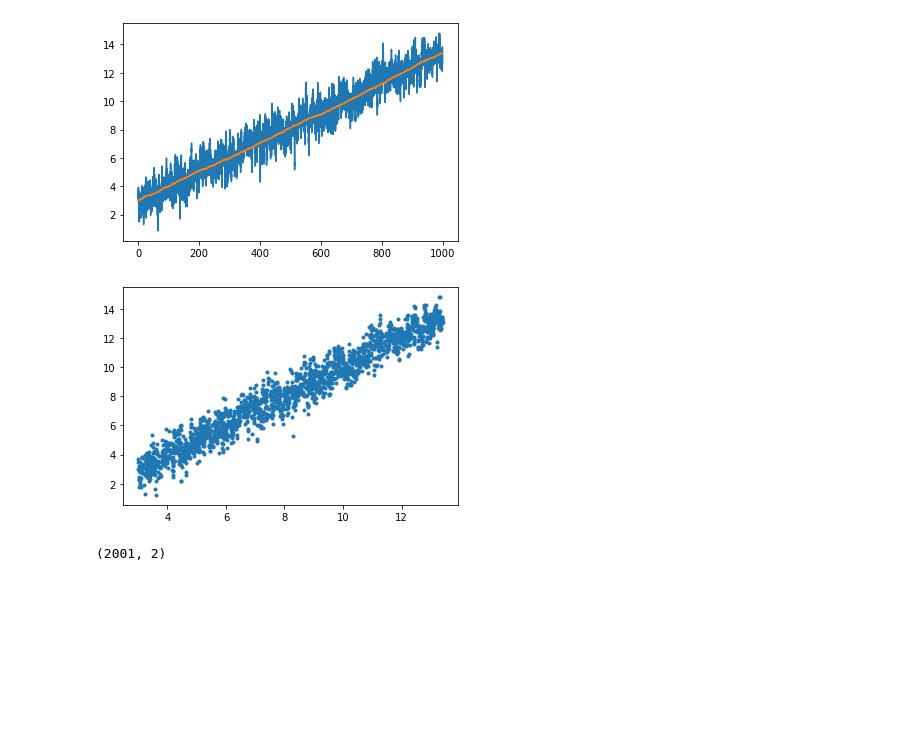
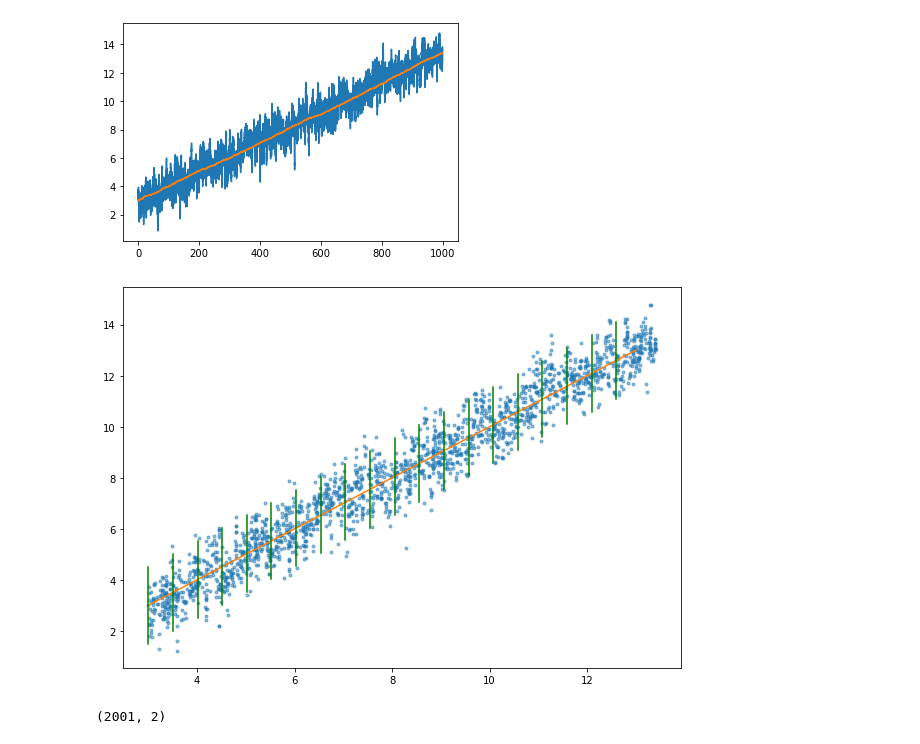
Before and after one commit to przemyslaw-zielinski/sf_nets, a Jupyter notebook: notebooks/test_2d.ipynb, the cells around one changed output. Saved outputs shown, nothing was run; the diff lists cells and outputs as text; code cells hidden in the pictures; blank space fills up the shorter version.

```diff
--- a/notebooks/test_2d.ipynb
+++ b/notebooks/test_2d.ipynb
@@ -50,9 +50,16 @@ plt.plot(sol_ou.t, path.T[0]);
 [figure]
 # %%
 data = path[::10]
-# %%
-plt.plot(*data.T, '.');
-# %% [output]
-[figure, removed]
+# %%
+plt.figure(figsize=(10,7))
+plt.plot(*data.T, '.', alpha=0.5);
+u = np.linspace(3, 13, 100)
+plt.plot(u,u);
+for u0 in u[::5]:
+    u = 50*[u0]
+    v = np.linspace(u0-1.5, u0+1.5, 50)
+    plt.plot(u, v, color='g');
+# %% [output]
+[figure, added]
 # %%
 # transformation
```
Also changed, not shown: parts of 3 cells of this notebook.
